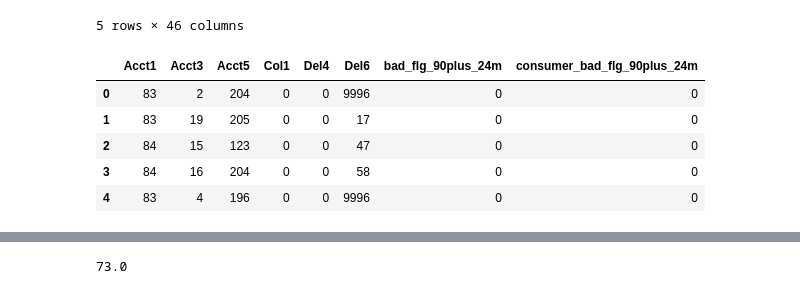
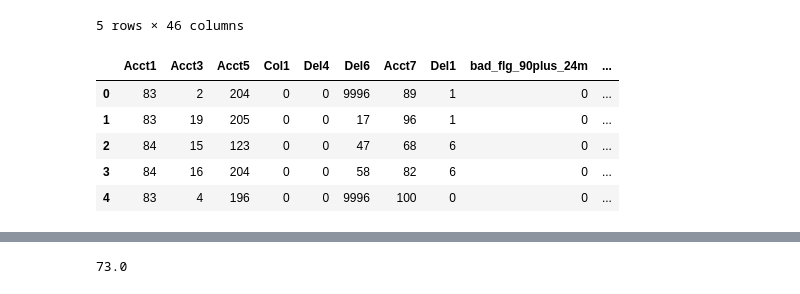
Before and after one commit to KateAnglim/CaseComp2026, a Jupyter notebook: day_1.ipynb, the cells around one changed output, grey strips where cells are left out. Cells and saved outputs as stored; diff of their text form; code cells hidden in the pictures.

```diff
--- a/day_1.ipynb
+++ b/day_1.ipynb
@@ -18,16 +18,16 @@ client_data.head()
 | 4 | 83 | 1 | 4 | 0 | 196 | 1 | 100 | 0 | 0 | 2 | ... | ... |
 5 rows × 46 columns
 # %%
-columns = ["Acct1", "Acct3", "Acct5", "Col1", "Del4", "Del6", "bad_flg_90plus_24m", "consumer_bad_flg_90plus_24m"]
+columns = ["Acct1", "Acct3", "Acct5", "Col1", "Del4", "Del6", "Acct7", "Del1", "bad_flg_90plus_24m", "consumer_bad_flg_90plus_24m"]
 client_data = client_data[columns]
 client_data.head()
 # %% [output]
-|  | Acct1 | Acct3 | Acct5 | Col1 | Del4 | Del6 | bad_flg_90plus_24m | consumer_bad_flg_90plus_24m |
-| 0 | 83 | 2 | 204 | 0 | 0 | 9996 | 0 | 0 |
-| 1 | 83 | 19 | 205 | 0 | 0 | 17 | 0 | 0 |
-| 2 | 84 | 15 | 123 | 0 | 0 | 47 | 0 | 0 |
-| 3 | 84 | 16 | 204 | 0 | 0 | 58 | 0 | 0 |
-| 4 | 83 | 4 | 196 | 0 | 0 | 9996 | 0 | 0 |
+|  | Acct1 | Acct3 | Acct5 | Col1 | Del4 | Del6 | Acct7 | Del1 | bad_flg_90plus_24m | ... |
+| 0 | 83 | 2 | 204 | 0 | 0 | 9996 | 89 | 1 | 0 | ... |
+| 1 | 83 | 19 | 205 | 0 | 0 | 17 | 96 | 1 | 0 | ... |
+| 2 | 84 | 15 | 123 | 0 | 0 | 47 | 68 | 6 | 0 | ... |
+| 3 | 84 | 16 | 204 | 0 | 0 | 58 | 82 | 6 | 0 | ... |
+| 4 | 83 | 4 | 196 | 0 | 0 | 9996 | 100 | 0 | 0 | ... |
 # %%
 #describes dataset-- min, max, median, etc.
 client_data.describe()
```
Also changed, not shown: parts of 7 cells of this notebook.
